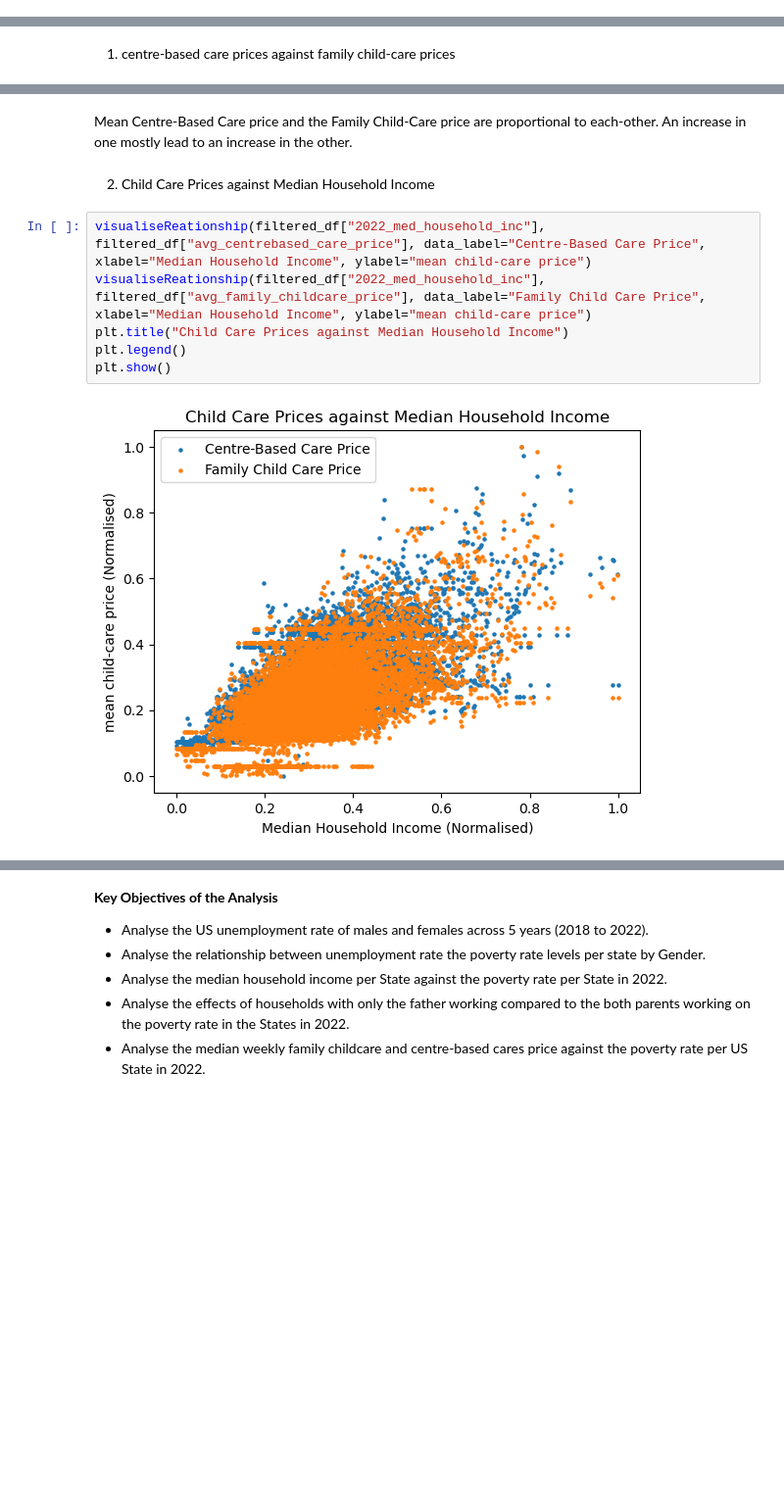
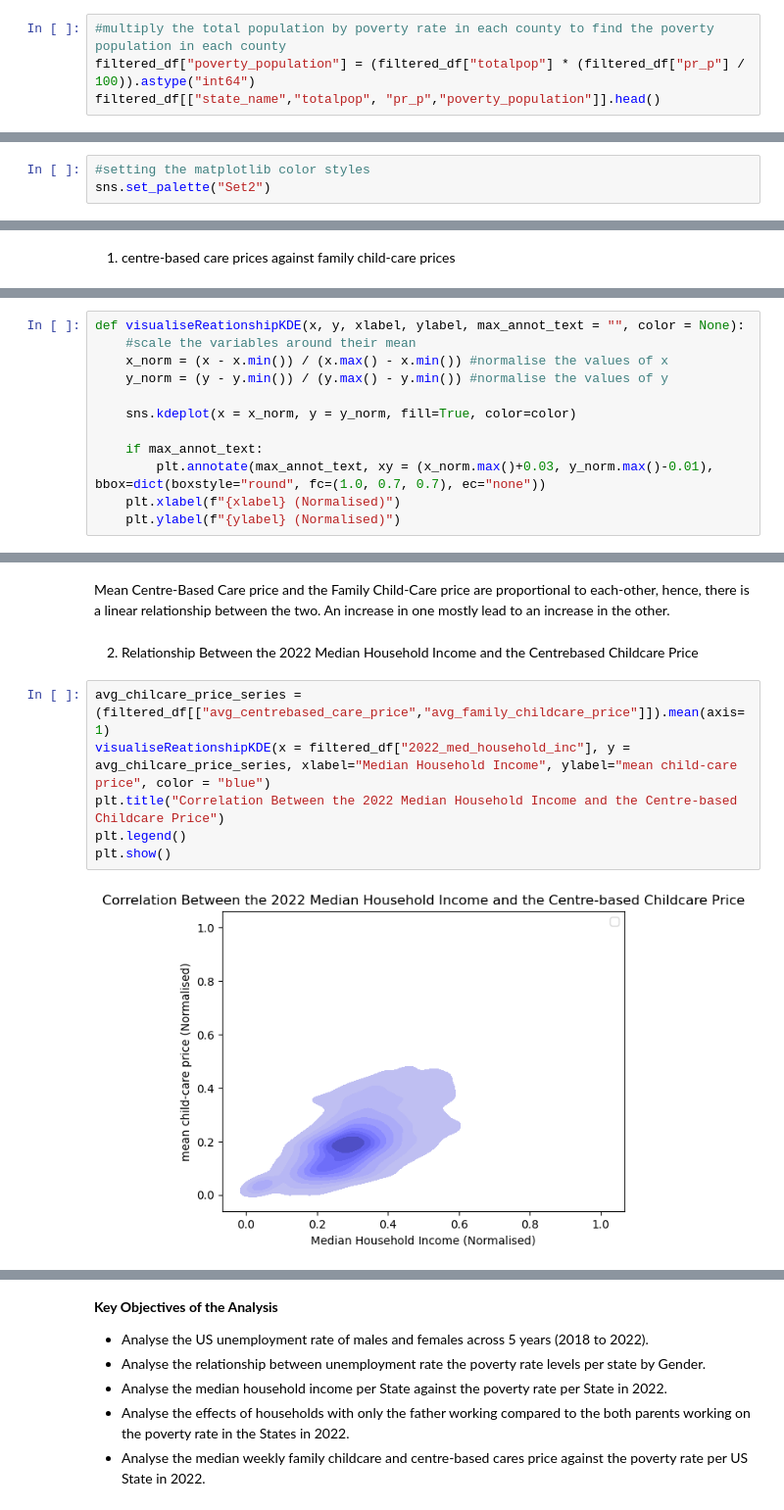
Before and after one commit to kaymighty86/us-poverty-rate-analysis, a Jupyter notebook: us_poverty_rate_analysis_notebook.ipynb, the cells around one changed output, grey strips where cells are left out. Shown at 98% size. Cells and saved outputs as stored; diff of their text form; blank space fills up the shorter version.

```diff
--- a/us_poverty_rate_analysis_notebook.ipynb
+++ b/us_poverty_rate_analysis_notebook.ipynb
@@ -315,0 +313,4 @@ filtered_df.head(1)
+# %%
+#multiply the total population by poverty rate in each county to find the poverty population in each county
+filtered_df["poverty_population"] = (filtered_df["totalpop"] * (filtered_df["pr_p"] / 100)).astype("int64")
+filtered_df[["state_name","totalpop", "pr_p","poverty_population"]].head()
@@ -438,3 +426,6 @@ filtered_df[filtered_df["2022_med_household_inc"] == filtered_df["2022_med_house
+# %%
+#setting the matplotlib color styles
+sns.set_palette("Set2")
 # %% [markdown]
 ### 3.2) Checking the Distribution of each Variable and Showing Outliers
 
@@ -497,6 +586,18 @@ def visualiseReationship(x, y, xlabel, ylabel, data_label = None, max_annot_text
         plt.annotate(max_annot_text, xy = (x_norm.max()+0.03, y_norm.max()-0.01), bbox=dict(boxstyle="round", fc=(1.0, 0.7, 0.7), ec="none"))
     plt.xlabel(f"{xlabel} (Normalised)")
     plt.ylabel(f"{ylabel} (Normalised)")
+# %%
+def visualiseReationshipKDE(x, y, xlabel, ylabel, max_annot_text = "", color = None):
+    #scale the variables around their mean
+    x_norm = (x - x.min()) / (x.max() - x.min()) #normalise the values of x
+    y_norm = (y - y.min()) / (y.max() - y.min()) #normalise the values of y
+
+    sns.kdeplot(x = x_norm, y = y_norm, fill=True, color=color)
+
+    if max_annot_text:
+        plt.annotate(max_annot_text, xy = (x_norm.max()+0.03, y_norm.max()-0.01), bbox=dict(boxstyle="round", fc=(1.0, 0.7, 0.7), ec="none"))
+    plt.xlabel(f"{xlabel} (Normalised)")
+    plt.ylabel(f"{ylabel} (Normalised)")
 # %%
 visualiseReationship(filtered_df["avg_centrebased_care_price"], filtered_df["avg_family_childcare_price"], xlabel="Mean Centre-Based Care Price", ylabel="Mean Family Child Care Price")
 plt.title("Relationship between the Types of Child Care Prices")
@@ -506,12 +607,12 @@ plt.show()
 # %% [markdown]
-Mean Centre-Based Care price and the Family Child-Care price are proportional to each-other. An increase in one mostly lead to an increase in the other.
+Mean Centre-Based Care price and the Family Child-Care price are proportional to each-other, hence, there is a linear relationship between the two. An increase in one mostly lead to an increase in the other.
 # %% [markdown]
-2. Child Care Prices against Median Household Income
+2. Relationship Between the 2022 Median Household Income and the Centrebased Childcare Price
 # %%
-visualiseReationship(filtered_df["2022_med_household_inc"], filtered_df["avg_centrebased_care_price"], data_label="Centre-Based Care Price", xlabel="Median Household Income", ylabel="mean child-care price")
-visualiseReationship(filtered_df["2022_med_household_inc"], filtered_df["avg_family_childcare_price"], data_label="Family Child Care Price", xlabel="Median Household Income", ylabel="mean child-care price")
-plt.title("Child Care Prices against Median Household Income")
+avg_chilcare_price_series = (filtered_df[["avg_centrebased_care_price","avg_family_childcare_price"]]).mean(axis=1)
+visualiseReationshipKDE(x = filtered_df["2022_med_household_inc"], y = avg_chilcare_price_series, xlabel="Median Household Income", ylabel="mean child-care price", color = "blue")
+plt.title("Correlation Between the 2022 Median Household Income and the Centre-based Childcare Price")
 plt.legend()
 plt.show()
 # %% [output]
-[figure, old version]
+[figure, new version]
```
Also changed, not shown: parts of 97 cells of this notebook, 3 other files.
